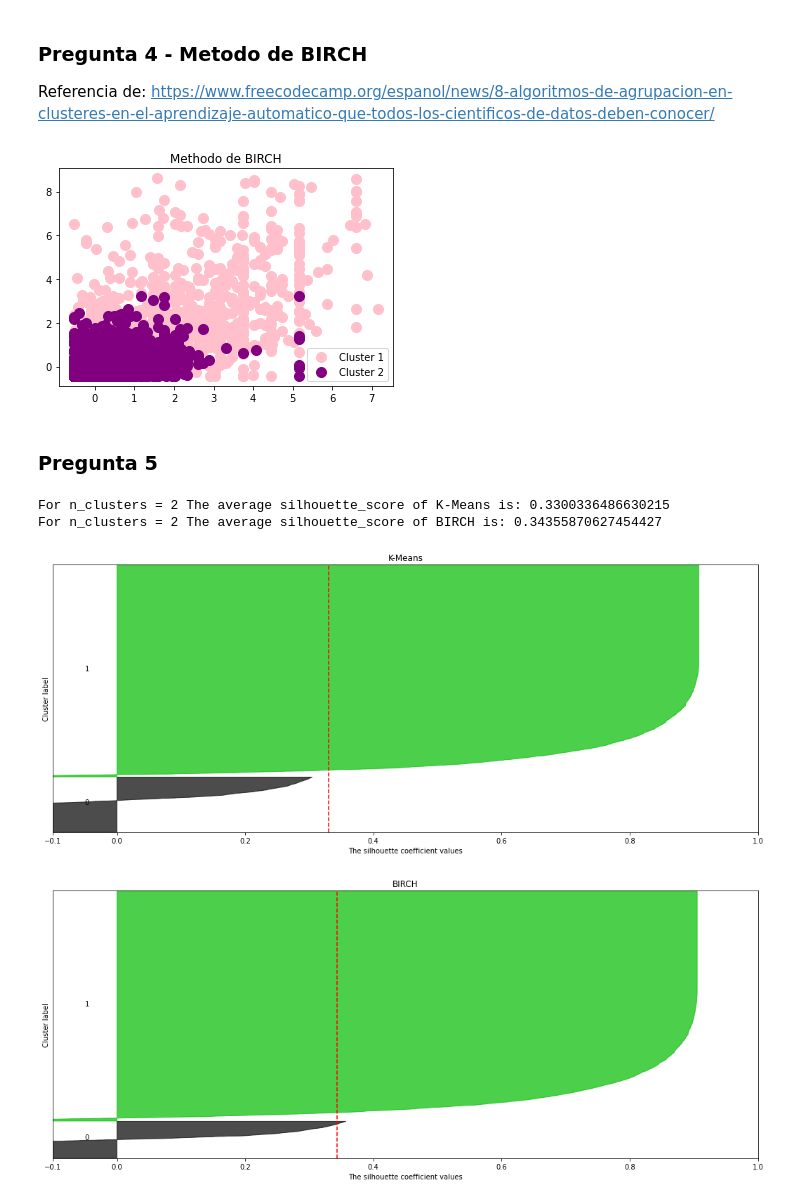
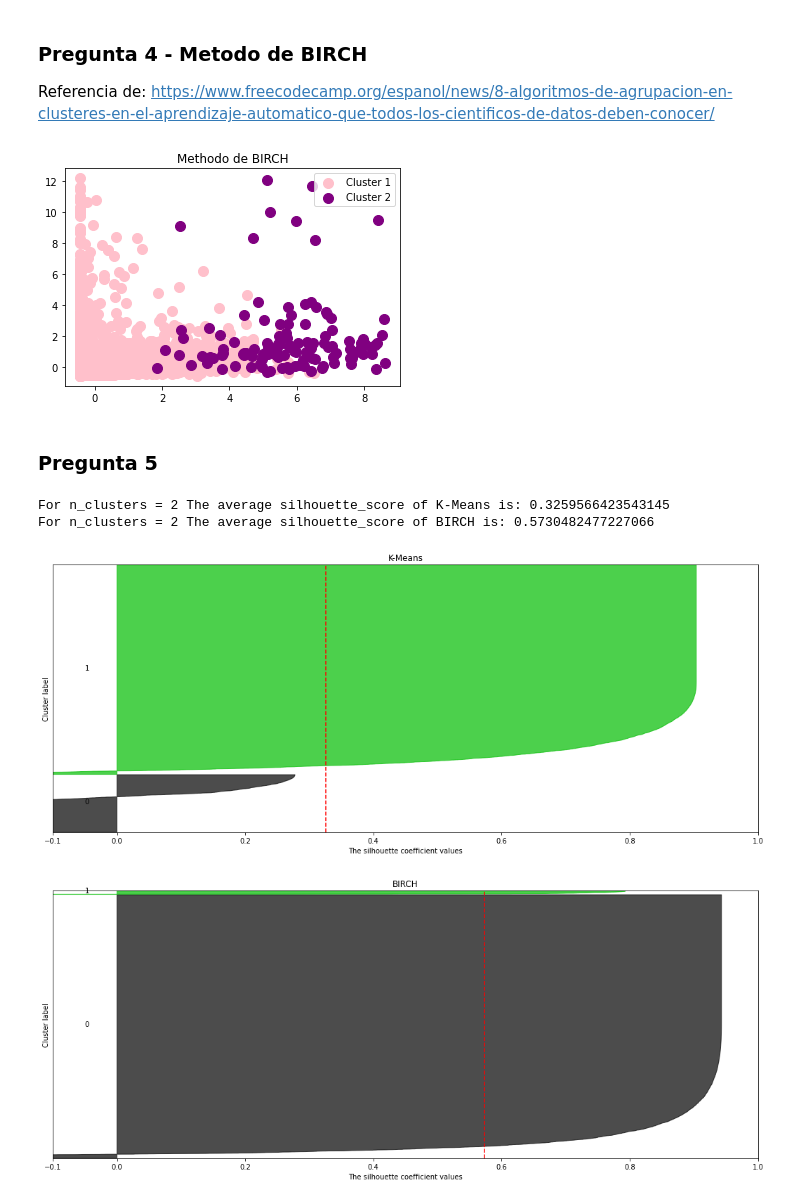
Before and after one commit to andreamalin/HDT2_Mineria, a Jupyter notebook: hdt2.ipynb, the cells around one changed output. Drawn from its saved outputs; the diff is of its cells as text; code cells hidden in the pictures.

Commit message:
feat: n_cluster and andrea is watching

```diff
--- a/hdt2.ipynb
+++ b/hdt2.ipynb
@@ -16,18 +16,22 @@ import matplotlib.cm as cm
 ### Pregunta 1
 # %%
 movies = pd.read_csv('movies.csv', encoding = "ISO-8859-1")
+group_by = 'genre'
 columns = list(movies.describe().columns[1:])
 columns.append('actorsPopularity')
 columns.append('castWomenAmount')
 columns.append('castMenAmount')
+columns.append('popular')
 
 popular = []
-variables = movies.loc[:, movies.columns.isin(columns)]
-for index, row in variables.iterrows():
+genres = []
+temp = movies
+for index, row in temp.iterrows():
   try:
 
     data = row['actorsPopularity'].split('|')
     value = np.sort(np.array(data).astype(float))[-1]
+
     # Aqui se observa si los datos tienen sentido
     if (
       row['budget'] >= 300000000 or
@@ -42,14 +46,27 @@ for index, row in variables.iterrows():
       int(row['castWomenAmount']) >= 55 or
       int(row['castMenAmount']) >= 100
     ):
-      variables = variables.drop(index=index)
+      temp = temp.drop(index=index)
       continue
+    genres.append(row['genres'].split('|')[0])
     popular.append(value)
   except:
-    variables = variables.drop(index=index)
+    temp = temp.drop(index=index)
+temp['popular'] = popular
+temp['genre'] = genres
+temp = temp.drop('actorsPopularity', axis='columns')
+columns.remove('actorsPopularity')
+temp = temp.drop('genres', axis='columns')
+temp = temp.astype({'castWomenAmount': int, 'castMenAmount': int})
 
-variables['popular'] = popular
-variables = variables.drop('actorsPopularity', axis='columns')
+# Aqui es hacen los grupos
+# temp = temp.groupby(group_by)
+# data = np.array(temp[columns])
+# grouped_by = np.array(temp[[group_by]])
 
-variables = variables.astype({'castWomenAmount': int, 'castMenAmount': int})
+columns.remove('budget')
+columns.remove('runtime')
+variables = temp[columns]
 normalized_variables = (variables-variables.min())/(variables.max()-variables.min())
+
+variables
@@ -97,13 +128,16 @@ plt.show()
+# %%
+number_clusters = 2
 # %% [markdown]
 ### Pregunta 4 - Metodo de K-Medias
 # %%
-kmeans_cluster = KMeans(n_clusters=2)
+kmeans_cluster = KMeans(n_clusters=number_clusters)
 kmeans_cluster.fit(X_scale)
 kmeans_result = kmeans_cluster.predict(X_scale)
 
 # Plot
 plt.scatter(X_scale[kmeans_result == 0, 0], X_scale[kmeans_result == 0, 1], s = 100, c = 'red', label = "Cluster 1")
 plt.scatter(X_scale[kmeans_result == 1, 0], X_scale[kmeans_result == 1, 1], s = 100, c = 'blue', label = "Cluster 2")
+if number_clusters == 3: plt.scatter(X_scale[kmeans_result == 2, 0], X_scale[kmeans_result == 2, 1], s = 100, c = 'lime', label = "Cluster 3")
 plt.scatter(kmeans_cluster.cluster_centers_[:,0], kmeans_cluster.cluster_centers_[:,1], s=300, c="yellow",marker="*", label="Centroides")
 plt.title("Methodo de K-Medias")
 plt.legend()
@@ -115,7 +149,7 @@ plt.show()
 Referencia de: https://www.freecodecamp.org/espanol/news/8-algoritmos-de-agrupacion-en-clusteres-en-el-aprendizaje-automatico-que-todos-los-cientificos-de-datos-deben-conocer/
 # %%
 # Inicializar el modelo
-birch_model = Birch(threshold=1.5, n_clusters=2)
+birch_model = Birch(threshold=1.5, n_clusters=number_clusters)
 birch_model.fit(X_scale)
 
 # Obtenemos los puntos y los clusters
@@ -124,11 +158,12 @@ birch_result = birch_model.predict(X_scale)
 # Graficar los clusters
 plt.scatter(X_scale[birch_result == 0, 0], X_scale[birch_result == 0, 1], s = 100, c = 'pink', label = "Cluster 1")
 plt.scatter(X_scale[birch_result == 1, 0], X_scale[birch_result == 1, 1], s = 100, c = 'purple', label = "Cluster 2")
+if number_clusters == 3: plt.scatter(X_scale[birch_result == 2, 0], X_scale[birch_result == 2, 1], s = 100, c = 'skyblue', label = "Cluster 3")
 plt.title("Methodo de BIRCH")
 plt.legend()
 plt.show()
 # %% [output]
-[figure, old version]
+[figure, new version]
 # %% [markdown]
 ### Pregunta 5
 # %%
@@ -160,36 +195,36 @@ def make_silhouette(clusterer, n_clusters, label):
         ith_cluster_silhouette_values.sort()
 
         size_cluster_i = ith_cluster_silhouette_values.shape[0]
         y_upper = y_lower + size_cluster_i
 
         color = cm.nipy_spectral(float(i) / n_clusters)
         ax.fill_betweenx(
             np.arange(y_lower, y_upper),
             0,
             ith_cluster_silhouette_values,
             facecolor=color,
             edgecolor=color,
             alpha=0.7,
         )
 
         ax.text(-0.05, y_lower + 0.5 * size_cluster_i, str(i))
 
         y_lower = y_upper + 10  # 10 for the 0 samples
 
     ax.set_title(label)
     ax.set_xlabel("The silhouette coefficient values")
     ax.set_ylabel("Cluster label")
 
     ax.axvline(x=silhouette_avg, color="red", linestyle="--")
 
     ax.set_yticks([])
     ax.set_xticks([-0.1, 0, 0.2, 0.4, 0.6, 0.8, 1])
 
-make_silhouette(kmeans_cluster, 2, 'K-Means')
-make_silhouette(birch_model, 2, 'BIRCH')
+make_silhouette(kmeans_cluster, number_clusters, 'K-Means')
+make_silhouette(birch_model, number_clusters, 'BIRCH')
 plt.show()
 # %% [output]
-For n_clusters = 2 The average silhouette_score of K-Means is: 0.3300336486630215
-For n_clusters = 2 The average silhouette_score of BIRCH is: 0.34355870627454427
+For n_clusters = 2 The average silhouette_score of K-Means is: 0.3259566423543145
+For n_clusters = 2 The average silhouette_score of BIRCH is: 0.5730482477227066
-[figure, old version]
+[figure, new version]
-[figure, old version]
+[figure, new version]
```
Also changed, not shown: parts of 7 cells of this notebook.
